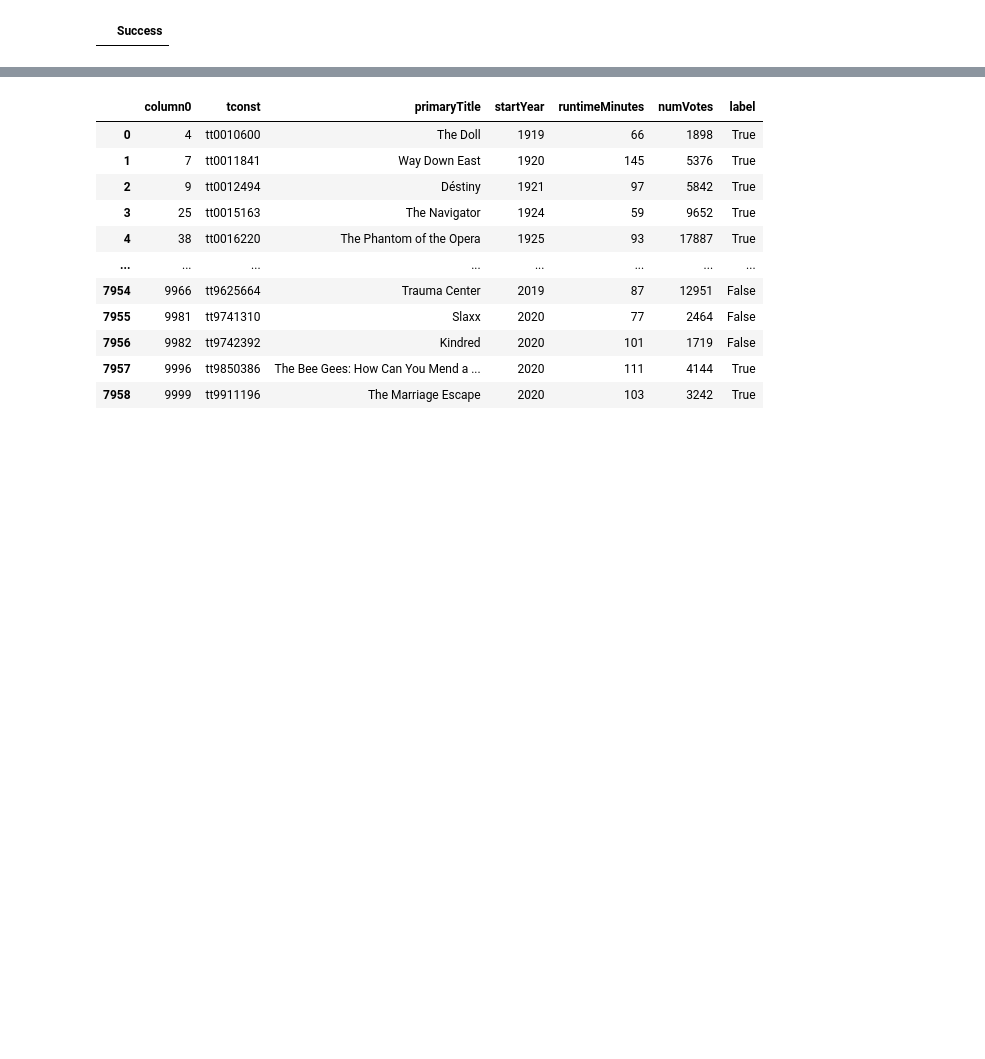
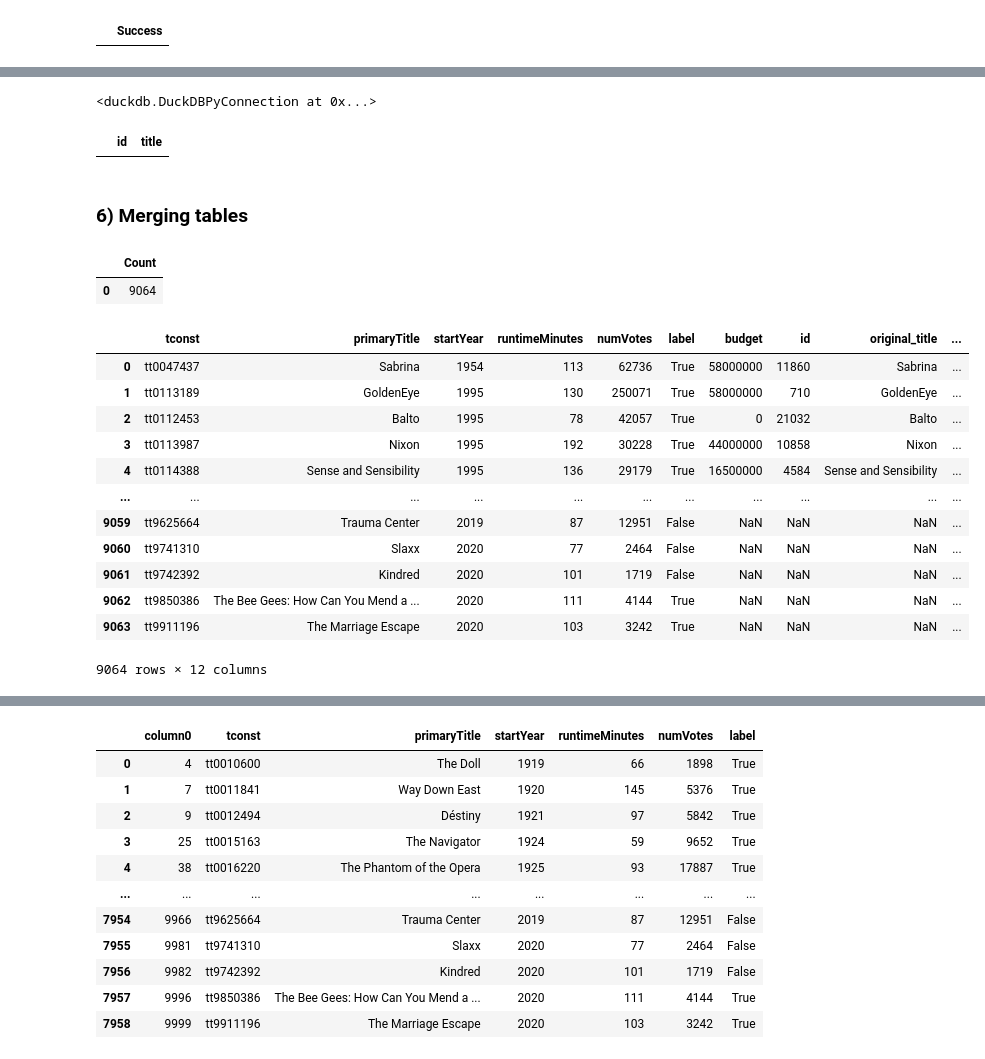
Before and after one commit to Rohan-Deshamudre/big-data-course-2022-projects, a Jupyter notebook: imdb/IMDB-Revisited.ipynb, the cells around one changed output, grey strips where cells are left out. Saved outputs shown, nothing was run; the diff lists cells and outputs as text; code cells hidden in the pictures; blank space fills up the shorter version.

Commit message:
Added external data + basic processing

```diff
--- a/imdb/IMDB-Revisited.ipynb
+++ b/imdb/IMDB-Revisited.ipynb
@@ -252,0 +451,21 @@ execute(drop_originalTitle('training_set'))
+# %%
+con.execute('''
+    DELETE FROM movielens_data
+    WHERE id IN (
+        SELECT id FROM movielens_data
+        GROUP BY id, title
+        HAVING COUNT(*) > 1
+    )
+''')
+# %% [output]
+<duckdb.DuckDBPyConnection at 0x...>
+# %%
+con.execute('''
+    SELECT id, title FROM movielens_data
+    GROUP BY id, title
+    HAVING COUNT(*) > 1
+''').fetchdf()
+# %% [output]
+|  | id | title |
+# %% [markdown]
+### 6) Merging tables
@@ -252,0 +480,21 @@ execute(drop_originalTitle('training_set'))
+# %%
+execute(add_external_columns('training_set', 'movielens_data'))
+# %% [output]
+|  | Count |
+| 0 | 9064 |
+# %%
+con.execute('''SELECT * FROM merged_training_set''').fetchdf()
+# %% [output]
+|  | tconst | primaryTitle | startYear | runtimeMinutes | numVotes | label | budget | id | original_title | ... |
+| 0 | tt0047437 | Sabrina | 1954 | 113 | 62736 | True | 58000000 | 11860 | Sabrina | ... |
+| 1 | tt0113189 | GoldenEye | 1995 | 130 | 250071 | True | 58000000 | 710 | GoldenEye | ... |
+| 2 | tt0112453 | Balto | 1995 | 78 | 42057 | True | 0 | 21032 | Balto | ... |
+| 3 | tt0113987 | Nixon | 1995 | 192 | 30228 | True | 44000000 | 10858 | Nixon | ... |
+| 4 | tt0114388 | Sense and Sensibility | 1995 | 136 | 29179 | True | 16500000 | 4584 | Sense and Sensibility | ... |
+| ... | ... | ... | ... | ... | ... | ... | ... | ... | ... | ... |
+| 9059 | tt9625664 | Trauma Center | 2019 | 87 | 12951 | False | NaN | NaN | NaN | ... |
+| 9060 | tt9741310 | Slaxx | 2020 | 77 | 2464 | False | NaN | NaN | NaN | ... |
+| 9061 | tt9742392 | Kindred | 2020 | 101 | 1719 | False | NaN | NaN | NaN | ... |
+| 9062 | tt9850386 | The Bee Gees: How Can You Mend a ... | 2020 | 111 | 4144 | True | NaN | NaN | NaN | ... |
+| 9063 | tt9911196 | The Marriage Escape | 2020 | 103 | 3242 | True | NaN | NaN | NaN | ... |
+9064 rows × 12 columns
```
Also changed, not shown: parts of 30 cells of this notebook, 3 other files.
